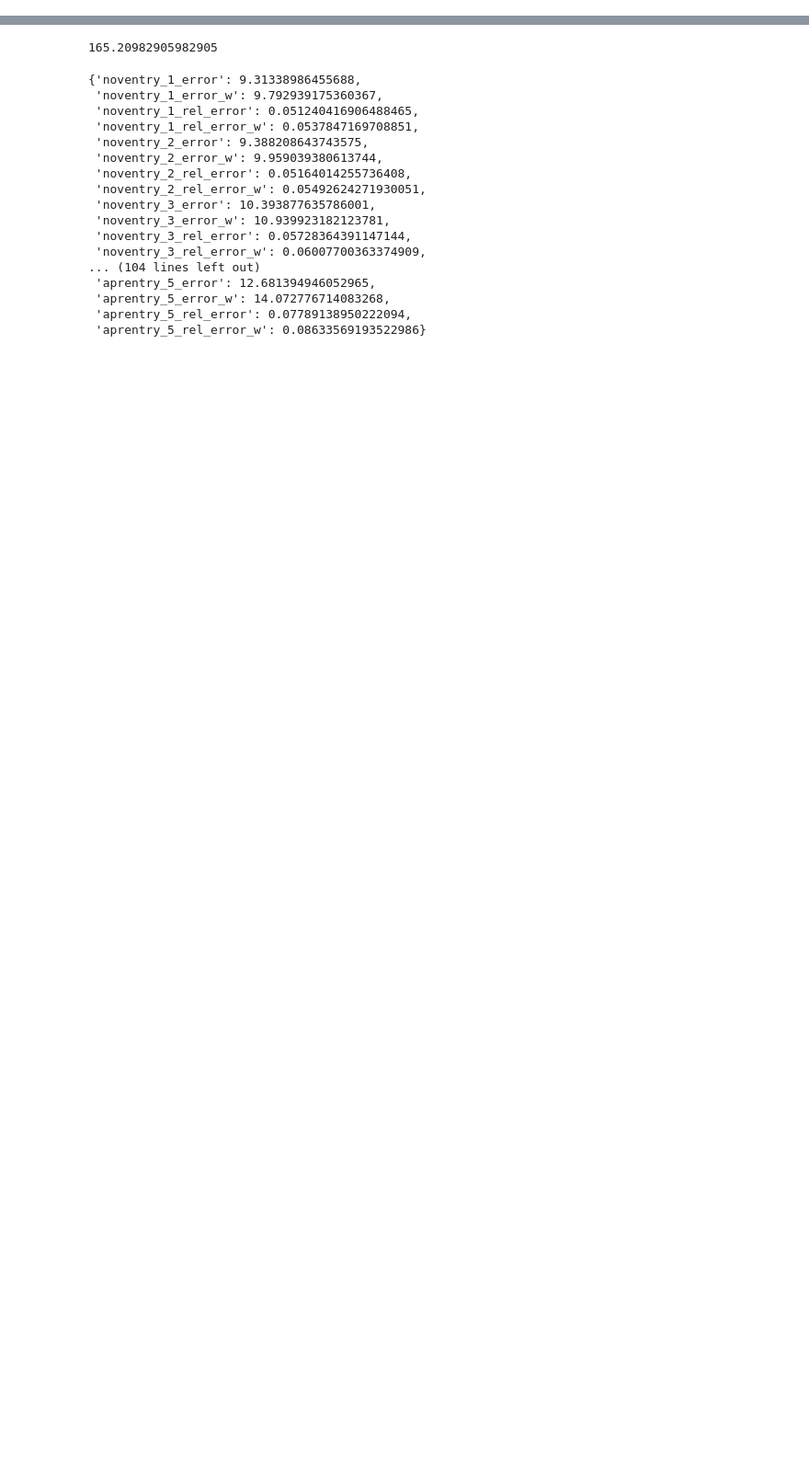
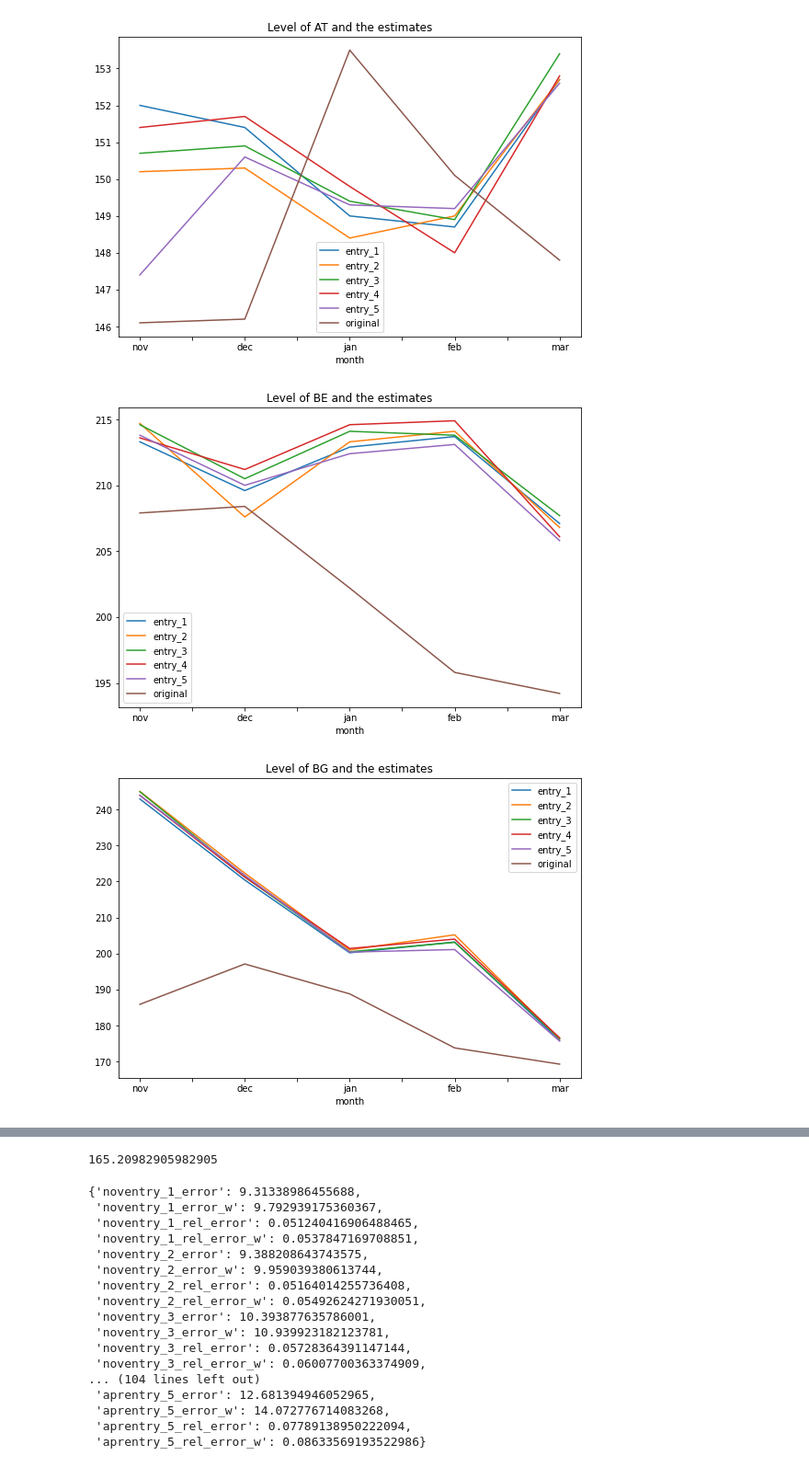
Before and after one commit to gergelyattilakiss/GASP, a Jupyter notebook: nowcast_evaluation.ipynb, the cells around one changed output, grey strips where cells are left out. Shown at 92% size. Saved outputs shown, nothing was run; the diff lists cells and outputs as text; code cells hidden in the pictures; blank space fills up the shorter version.

```diff
--- a/nowcast_evaluation.ipynb
+++ b/nowcast_evaluation.ipynb
@@ -9,8 +11,10 @@ weights = pd.read_csv('input/weights.csv')
 errors = dict()
 
 for i in range(len(months)):
-    df = pd.read_json('input/point_estimates_'+months[1]+'.json')
+    df = pd.read_json('input/point_estimates_'+months[i]+'.json')
     df['original'] = ppi[months[i]].values
+    df['month'] = months[i]
+    df_lev = df.copy()
     df['weights'] = weights['Weights'].values
     for entries in [col for col in df.columns if col.startswith('entry')]:
         df[entries+'_error'] = (df[entries]-df['original'])**2 # squared error
@@ -21,3 +25,15 @@ for i in range(len(months)):
             errors[months[i]+error+'_w'] = np.mean(df[error]*df['weights'])
         errors[months[i]+error] = np.sqrt(np.mean(df[error]))
         errors[months[i]+error+'_w'] = np.sqrt(np.mean(df[error]*df['weights']))
+
+    levels = levels.append(df_lev)
+# %%
+for i in levels.index:
+    if os.path.exists('output/plots/'+i+'.png'):
+        continue
+    levels.loc[i,:].plot(x='month', figsize=(9,6), title='Level of '+i+' and the estimates')
+    plt.savefig('output/plots/'+i+'.png')
+# %% [output]
+[figure, added]
+[figure, added]
+[figure, added]
```
Also changed, not shown: parts of 2 cells of this notebook, 29 other files.
